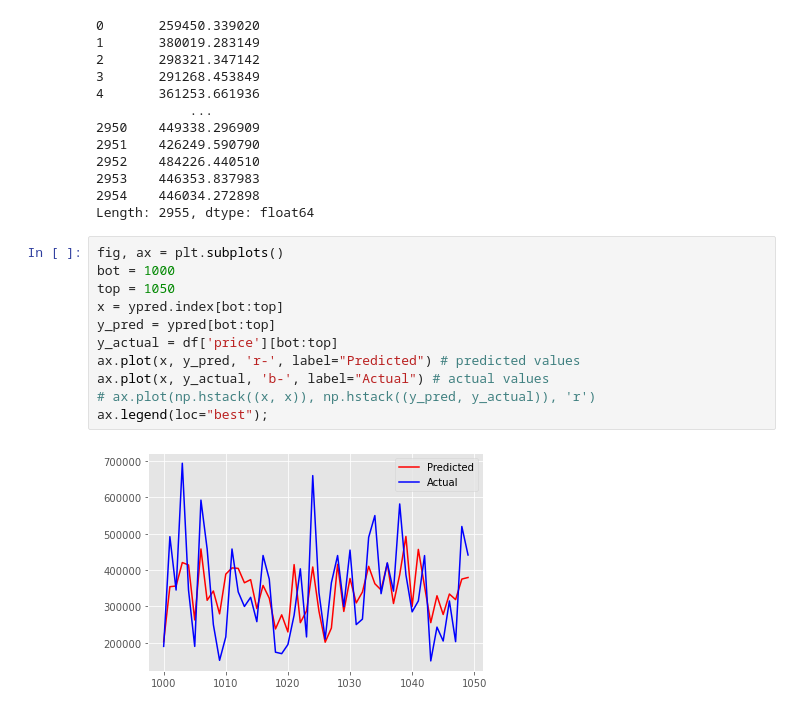
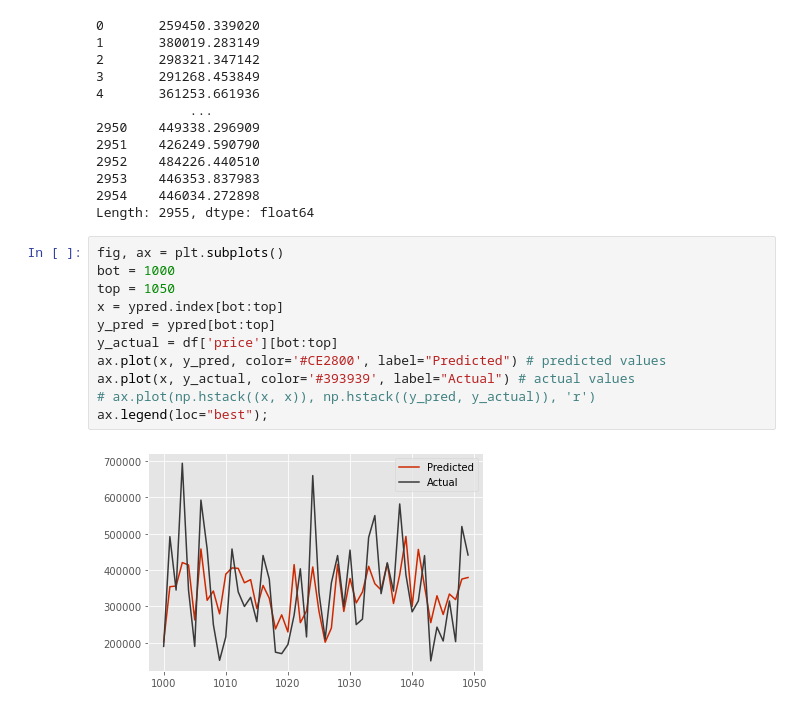
Before and after one commit to cmfritz/dsc-phase-2-project, a Jupyter notebook: analysis.ipynb, the cells around one changed output. Drawn from its saved outputs; the diff is of its cells as text.

```diff
--- a/analysis.ipynb
+++ b/analysis.ipynb
@@ -557,13 +554,13 @@ Length: 2955, dtype: float64
 # %%
 fig, ax = plt.subplots()
 bot = 1000
 top = 1050
 x = ypred.index[bot:top]
 y_pred = ypred[bot:top]
 y_actual = df['price'][bot:top]
-ax.plot(x, y_pred, 'r-', label="Predicted") # predicted values
-ax.plot(x, y_actual, 'b-', label="Actual") # actual values
+ax.plot(x, y_pred, color='#CE2800', label="Predicted") # predicted values
+ax.plot(x, y_actual, color='#393939', label="Actual") # actual values
 # ax.plot(np.hstack((x, x)), np.hstack((y_pred, y_actual)), 'r')
 ax.legend(loc="best");
 # %% [output]
-[figure, old version]
+[figure, new version]
```
Also changed, not shown: parts of 13 cells of this notebook, 6 other files.
